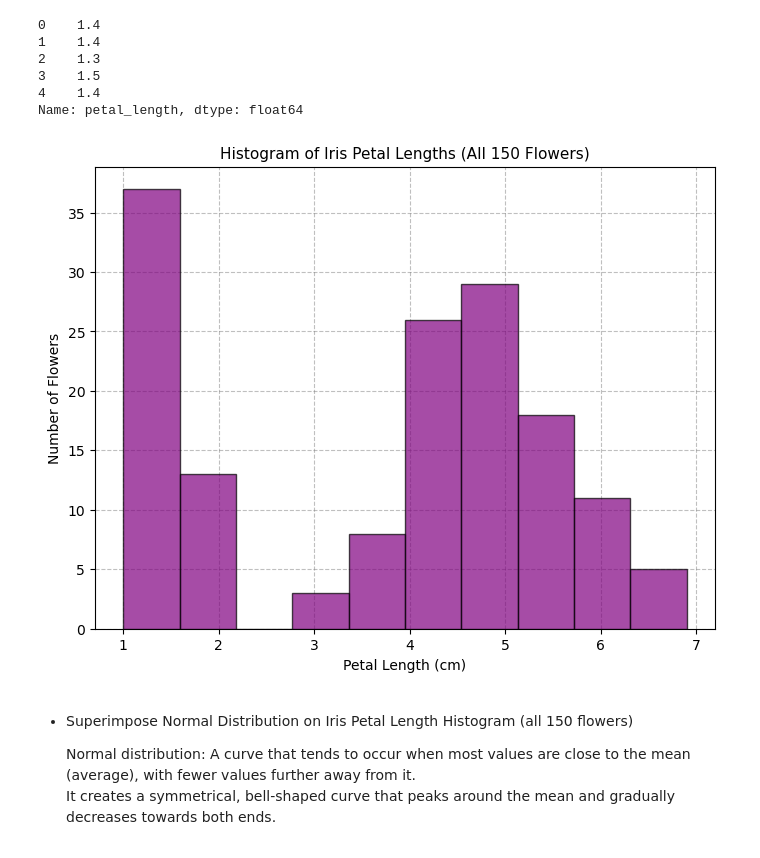
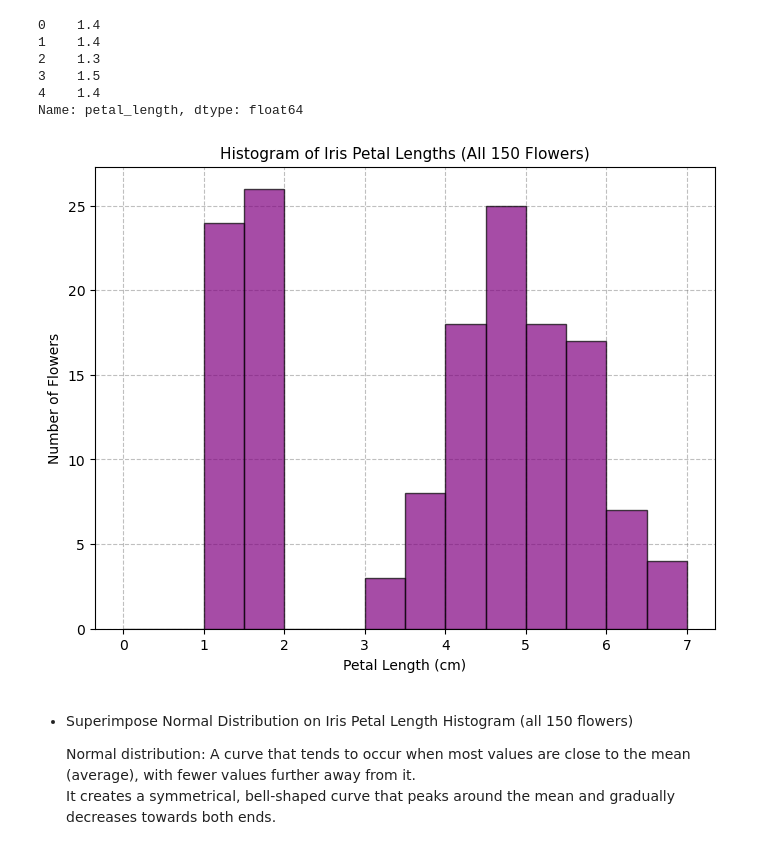
Before and after one commit to Maroua-El-Imame/applied-statistics-assessment, a Jupyter notebook: problems.ipynb, the cells around one changed output. Saved outputs shown, nothing was run; the diff lists cells and outputs as text; code cells hidden in the pictures.

```diff
--- a/problems.ipynb
+++ b/problems.ipynb
@@ -62,22 +68,23 @@ Name: petal_length, dtype: float64
 # %%
 # Plot documentation:
 # https://matplotlib.org/stable/api/_as_gen/matplotlib.pyplot.hist.html
 
 
 # plot a histogram showing the petal lengths of all 150 flowers
 plt.figure(figsize=(8, 6))
-plt.hist(petal_length, bins=10, color='purple', edgecolor='black', alpha=0.7, zorder=3)
+plt.hist(petal_length, bins= np.linspace(0, 7, 15),
+         color='purple', edgecolor='black', alpha=0.7, zorder=3)
 # label the axes and add a title
 plt.title('Histogram of Iris Petal Lengths (All 150 Flowers)', fontsize=11)
 plt.xlabel('Petal Length (cm)', fontsize=10)
 plt.ylabel('Number of Flowers', fontsize=10)
 # Add a grid to the plot for better readability
 plt.grid(True, color='gray', linestyle='--', alpha=0.5)
 
 # Display the plot
 plt.show()
 # %% [output]
-[figure, old version]
+[figure, new version]
 # %% [markdown]
 *   Superimpose Normal Distribution on Iris Petal Length Histogram (all 150 flowers)
 
```
Also changed, not shown: parts of 6 cells of this notebook.
